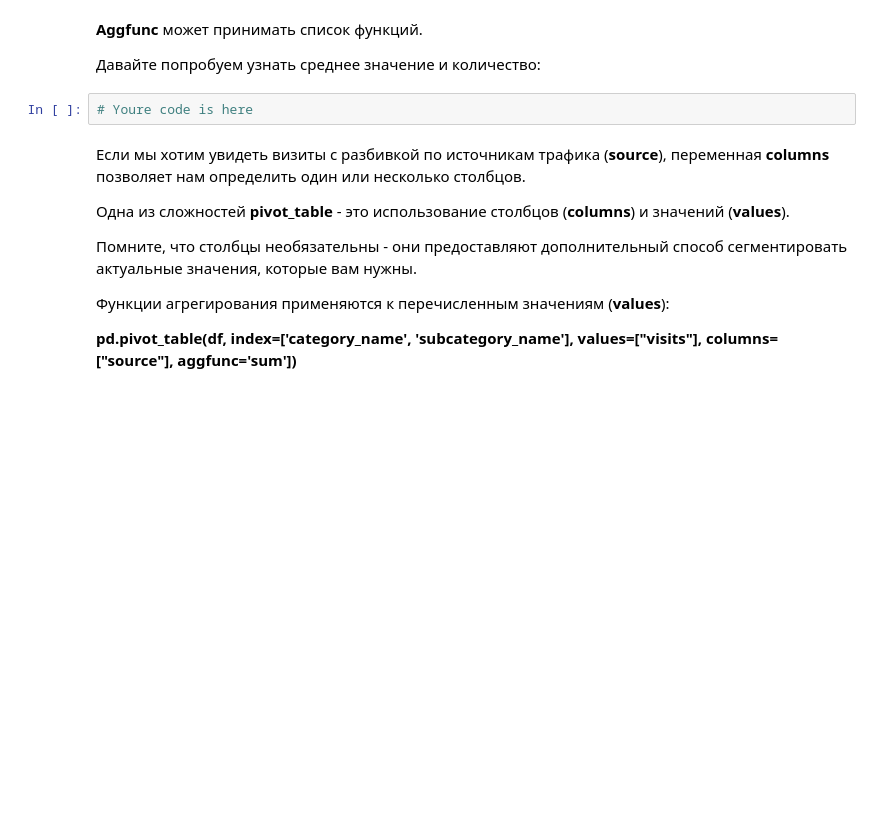
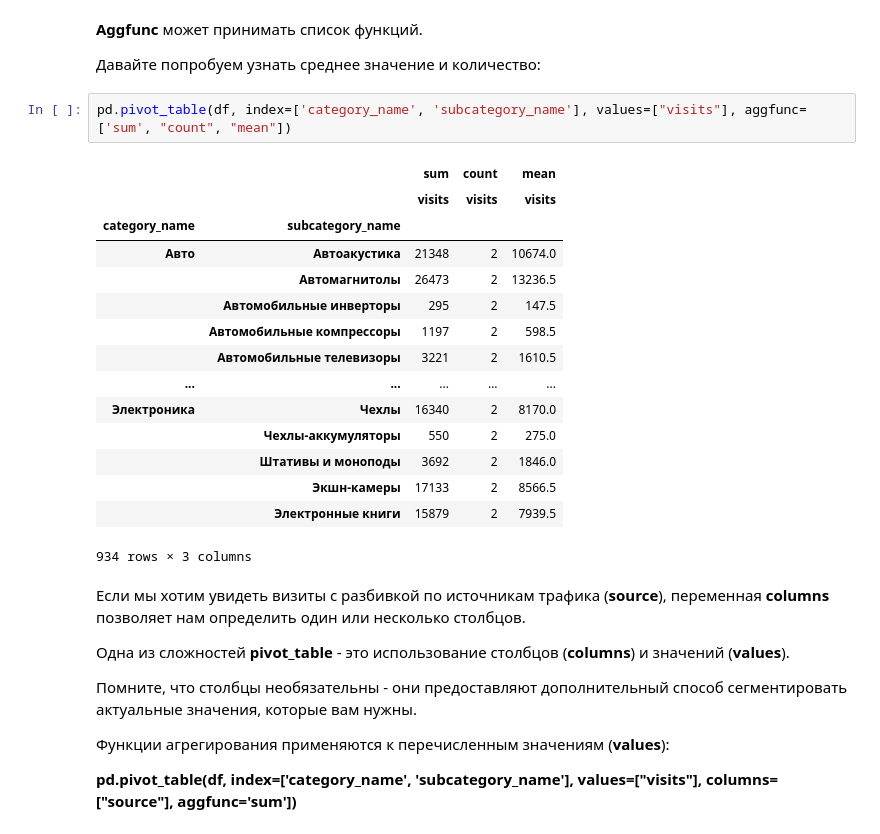
Before and after one commit to Zanavez/AnalysisTasks, a Jupyter notebook: tasks/blocknote7_abramov.ipynb, the cells around one changed output. Saved outputs shown, nothing was run; the diff lists cells and outputs as text; blank space fills up the shorter version.

```diff
--- a/tasks/blocknote7_abramov.ipynb
+++ b/tasks/blocknote7_abramov.ipynb
@@ -77,8 +121,24 @@ SpecificationError: nested renamer is not supported
 **Aggfunc** может принимать список функций.
 
 Давайте попробуем узнать среднее значение и количество:
-# %%
-# Youre code is here
+# %%
+pd.pivot_table(df, index=['category_name', 'subcategory_name'], values=["visits"], aggfunc=['sum', "count", "mean"])
+# %% [output]
+|  |  | sum | count | mean |
+|  |  | visits | visits | visits |
+| category_name | subcategory_name |  |  |  |
+| Авто | Автоакустика | 21348 | 2 | 10674.0 |
+|  | Автомагнитолы | 26473 | 2 | 13236.5 |
+|  | Автомобильные инверторы | 295 | 2 | 147.5 |
+|  | Автомобильные компрессоры | 1197 | 2 | 598.5 |
+|  | Автомобильные телевизоры | 3221 | 2 | 1610.5 |
+| ... | ... | ... | ... | ... |
+| Электроника | Чехлы | 16340 | 2 | 8170.0 |
+|  | Чехлы-аккумуляторы | 550 | 2 | 275.0 |
+|  | Штативы и моноподы | 3692 | 2 | 1846.0 |
+|  | Экшн-камеры | 17133 | 2 | 8566.5 |
+|  | Электронные книги | 15879 | 2 | 7939.5 |
+934 rows × 3 columns
 # %% [markdown]
 Если мы хотим увидеть визиты с разбивкой по источникам трафика (**source**), переменная **columns** позволяет нам определить один или несколько столбцов.
 
```
Also changed, not shown: parts of 31 cells of this notebook.
